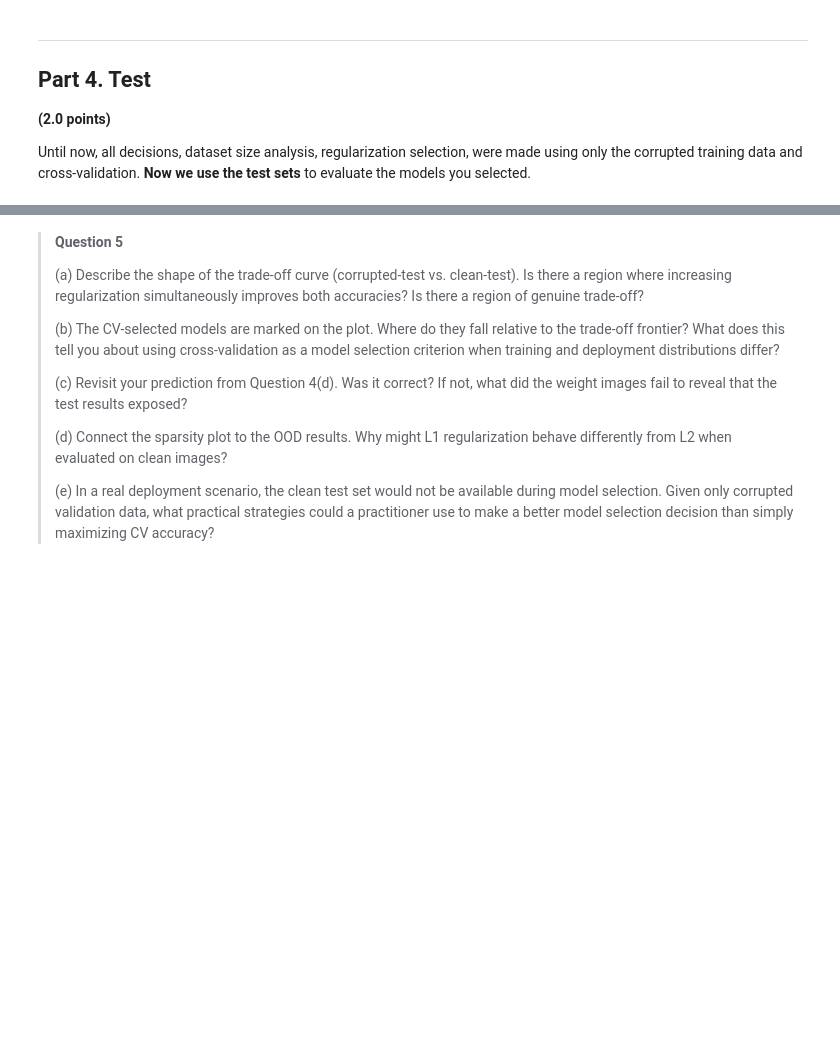
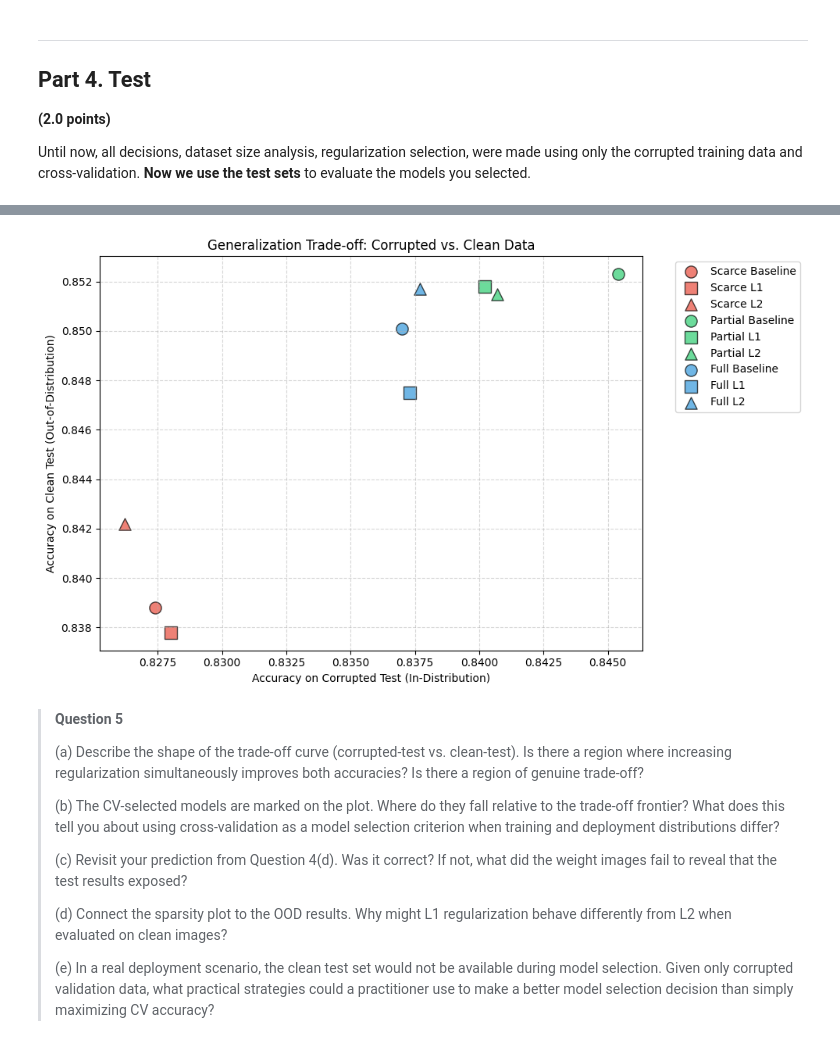
Before and after one commit to nadas-t/Machine-Learning-UNICAMP, a Jupyter notebook: notebooks/Tarefa 2/mc886_1s2025_assignment_2.ipynb, the cells around one changed output, grey strips where cells are left out. Cells and saved outputs as stored; diff of their text form; code cells hidden in the pictures; blank space fills up the shorter version.

```diff
--- a/notebooks/Tarefa 2/mc886_1s2025_assignment_2.ipynb
+++ b/notebooks/Tarefa 2/mc886_1s2025_assignment_2.ipynb
@@ -632,4 +695,89 @@ cv_summary
 Until now, all decisions, dataset size analysis, regularization selection, were made using only the corrupted training data and cross-validation.
 **Now we use the test sets** to evaluate the models you selected.
 # %%
-# Load the test dataset and evaluate all the chosen models for each data regime
+import os
+import torch
+import numpy as np
+import matplotlib.pyplot as plt
+
+
+# test_images.npy -> Corrompidas (mesma distribuição do treino)
+# clean_images.npy -> Limpas (Original MNIST)
+X_test_corrupted = np.load("data/test/test_images.npy")
+y_test_corrupted = np.load("data/test/test_labels.npy")
+X_test_clean = np.load("data/test/clean_images.npy")
+y_test_clean = np.load("data/test/clean_labels.npy")
+
+print("✅ Datasets de teste carregados com sucesso.")
+
+# pré-processamento (escalonamento para [0, 1])
+
+X_test_corr_pre, _ = preprocess_data(X_test_corrupted, y_test_corrupted)
+X_test_clean_pre, _ = preprocess_data(X_test_clean, y_test_clean)
+
+# preparação dos tensores
+X_test_corr_tensor = _flatten_inputs(X_test_corr_pre)
+y_test_corr_tensor = torch.as_tensor(y_test_corrupted, dtype=torch.long)
+X_test_clean_tensor = _flatten_inputs(X_test_clean_pre)
+y_test_clean_tensor = torch.as_tensor(y_test_clean, dtype=torch.long)
+
+test_results = []
+
+print(f"\n{'Regime':<10} | {'Modelo':<10} | {'Corr Acc':<10} | {'Clean Acc':<10} | {'Gap':<8}")
+print("-" * 65)
+
+# avaliação para cada regime (Scarce, Partial, Full)
+for regime_name in data_regimes.keys():
+    models_to_test = []
+
+    # Baseline (unregularized)
+    if regime_name in baselines:
+        models_to_test.append(("Baseline", baselines[regime_name]['model']))
+
+    # Best L1 e L2 selecionados
+    if regime_name in selected_models:
+        models_to_test.append(("L1", selected_models[regime_name]['L1']['model']))
+        models_to_test.append(("L2", selected_models[regime_name]['L2']['model']))
+
+    for model_type, model in models_to_test:
+        model.eval()
+
+        acc_corr = _evaluate_model(model, X_test_corr_tensor, y_test_corr_tensor)
+        acc_clean = _evaluate_model(model, X_test_clean_tensor, y_test_clean_tensor)
+        gap = acc_corr - acc_clean
+
+        test_results.append({
+            "Regime": regime_name,
+            "Model": model_type,
+            "Corr_Acc": acc_corr,
+            "Clean_Acc": acc_clean,
+            "Gap": gap
+        })
+
+        print(f"{regime_name:<10} | {model_type:<10} | {acc_corr:.4f}    | {acc_clean:.4f}    | {gap:.4f}")
+
+# Trade-off de Generalização
+plt.figure(figsize=(10, 6))
+colors = {'Scarce': '#e74c3c', 'Partial': '#2ecc71', 'Full': '#3498db'}
+markers = {'Baseline': 'o', 'L1': 's', 'L2': '^'}
+
+for res in test_results:
+    plt.scatter(res['Corr_Acc'], res['Clean_Acc'],
+                color=colors[res['Regime']],
+                marker=markers[res['Model']],
+                s=120, edgecolors='k', alpha=0.7,
+                label=f"{res['Regime']} {res['Model']}")
+
+plt.xlabel("Accuracy on Corrupted Test (In-Distribution)")
+plt.ylabel("Accuracy on Clean Test (Out-of-Distribution)")
+plt.title("Generalization Trade-off: Corrupted vs. Clean Data")
+
+# Limpa a legenda para não repetir labels
+handles, labels = plt.gca().get_legend_handles_labels()
+by_label = dict(zip(labels, handles))
+plt.legend(by_label.values(), by_label.keys(), bbox_to_anchor=(1.05, 1), loc='upper left')
+
+plt.grid(True, linestyle='--', alpha=0.5)
+plt.tight_layout()
+plt.show()
+# %% [output]
@@ -636,3 +797,4 @@ Until now, all decisions, dataset size analysis, regularization selection, were
+[figure, added]
 # %% [markdown]
 > **Question 5**
 >
```
Also changed, not shown: parts of 10 cells of this notebook.
